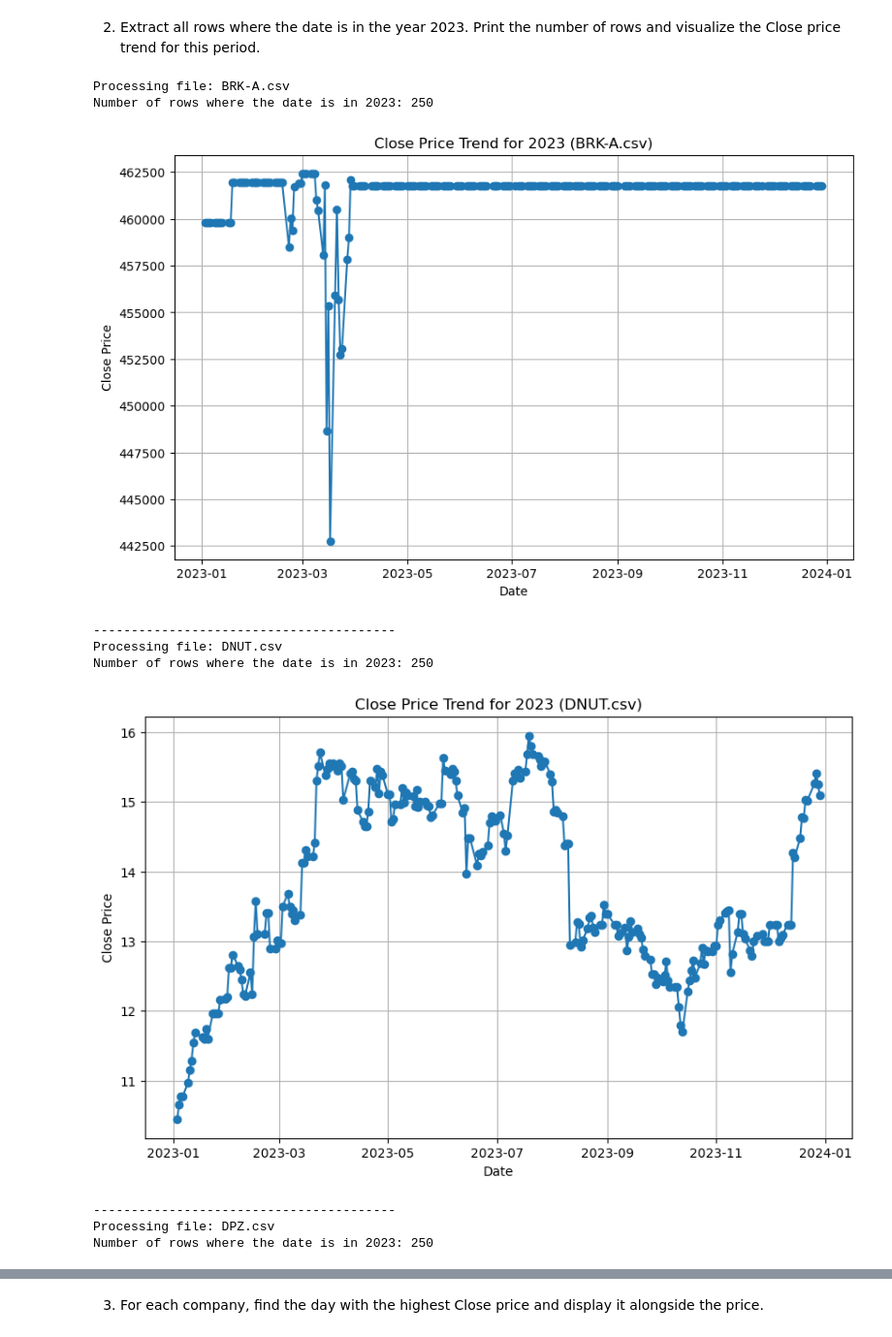
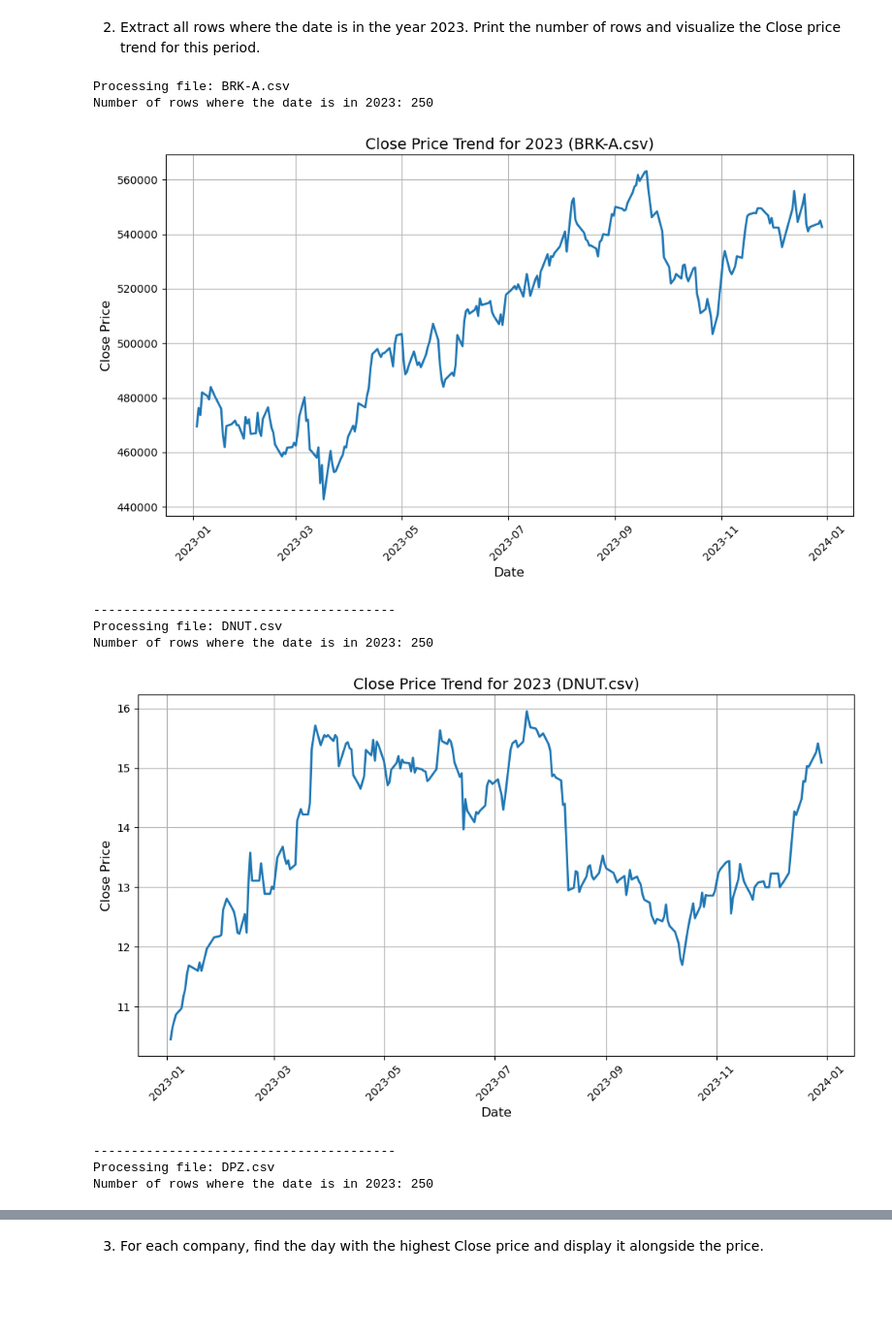
Before and after one commit to oriolventu/Final-Project, a Jupyter notebook: Final-Project.ipynb, the cells around one changed output, grey strips where cells are left out. Shown at 97% size. Cells and saved outputs as stored; diff of their text form; code cells hidden in the pictures; blank space fills up the shorter version.

```diff
--- a/Final-Project.ipynb
+++ b/Final-Project.ipynb
@@ -11,6 +11,7 @@ By applying these preprocessing steps, we created a clean, well-structured datas
 
 import os
 import pandas as pd
+import numpy as np
 
 # Step 1: Specify the folder containing the CSV files
 folder_path = "Team_3"
@@ -43,14 +44,14 @@ for file_name in os.listdir(folder_path):
     IQR = Q3 - Q1
 
     # Define the outlier boundaries
-    lower_bound = Q1 - 1.5 * IQR
-    upper_bound = Q3 + 1.5 * IQR
+    lower_bound = Q1 - 2.5 * IQR
+    upper_bound = Q3 + 2.5 * IQR
 
     # Replace outliers in 'Close' column with NaN
-    data['Close'] = data['Close'].apply(lambda x: x if lower_bound <= x <= upper_bound else pd.NA)
+    data['Close'] = data['Close'].apply(lambda x: x if lower_bound <= x <= upper_bound else np.nan)
 
-    # Impute missing values in 'Close' column using forward fill, then backward fill if needed
-    data['Close'] = data['Close'].fillna(method='ffill').fillna(method='bfill')
+    # Impute missing values in 'Close' column using linear interpolation, then backward and forward fill
+    data['Close'] = data['Close'].interpolate(method='linear').fillna(method='bfill').fillna(method='ffill')
 
     # Add the cleaned dataset to the dictionary with the filename as the key
     data_dict[file_name] = data
@@ -111,42 +112,44 @@ dtype: object
 import matplotlib.pyplot as plt
 
 # Iterate through all datasets in data_dict
 for file_name, data in data_dict.items():
     print(f"Processing file: {file_name}")
 
     # Convert the Date column to datetime
     data['Date'] = pd.to_datetime(data['Date'], errors='coerce')  # Handle potential parsing issues
     if data['Date'].isna().any():
         print(f"Warning: Some dates could not be parsed in {file_name}. Skipping invalid rows.")
         data = data.dropna(subset=['Date'])  # Drop rows where Date conversion failed
 
     # Filter rows for the year 2023
     data_2023 = data[data['Date'].dt.year == 2023]
 
     # Print the number of rows
     print(f"Number of rows where the date is in 2023: {data_2023.shape[0]}")
 
     # Visualize the Close price trend
     if not data_2023.empty:  # Check if there are rows for 2023
         plt.figure(figsize=(10, 6))
-        plt.plot(data_2023['Date'], data_2023['Close'], marker='o', linestyle='-')
-        plt.title(f'Close Price Trend for 2023 ({file_name})')
-        plt.xlabel('Date')
-        plt.ylabel('Close Price')
+        plt.plot(data_2023['Date'], data_2023['Close'], linestyle='-', linewidth=2)  # Removed marker for a cleaner plot
+        plt.title(f'Close Price Trend for 2023 ({file_name})', fontsize=14)
+        plt.xlabel('Date', fontsize=12)
+        plt.ylabel('Close Price', fontsize=12)
         plt.grid()
+        plt.xticks(rotation=45)
+        plt.tight_layout()
         plt.show()
     else:
         print(f"No data for 2023 in {file_name}. Skipping visualization.")
 
     print("-" * 40)
 # %% [output]
 Processing file: BRK-A.csv
 Number of rows where the date is in 2023: 250
-[figure, old version]
+[figure, new version]
 ----------------------------------------
 Processing file: DNUT.csv
 Number of rows where the date is in 2023: 250
-[figure, old version]
+[figure, new version]
 ----------------------------------------
 Processing file: DPZ.csv
 Number of rows where the date is in 2023: 250
```
Also changed, not shown: parts of 3 cells of this notebook.
